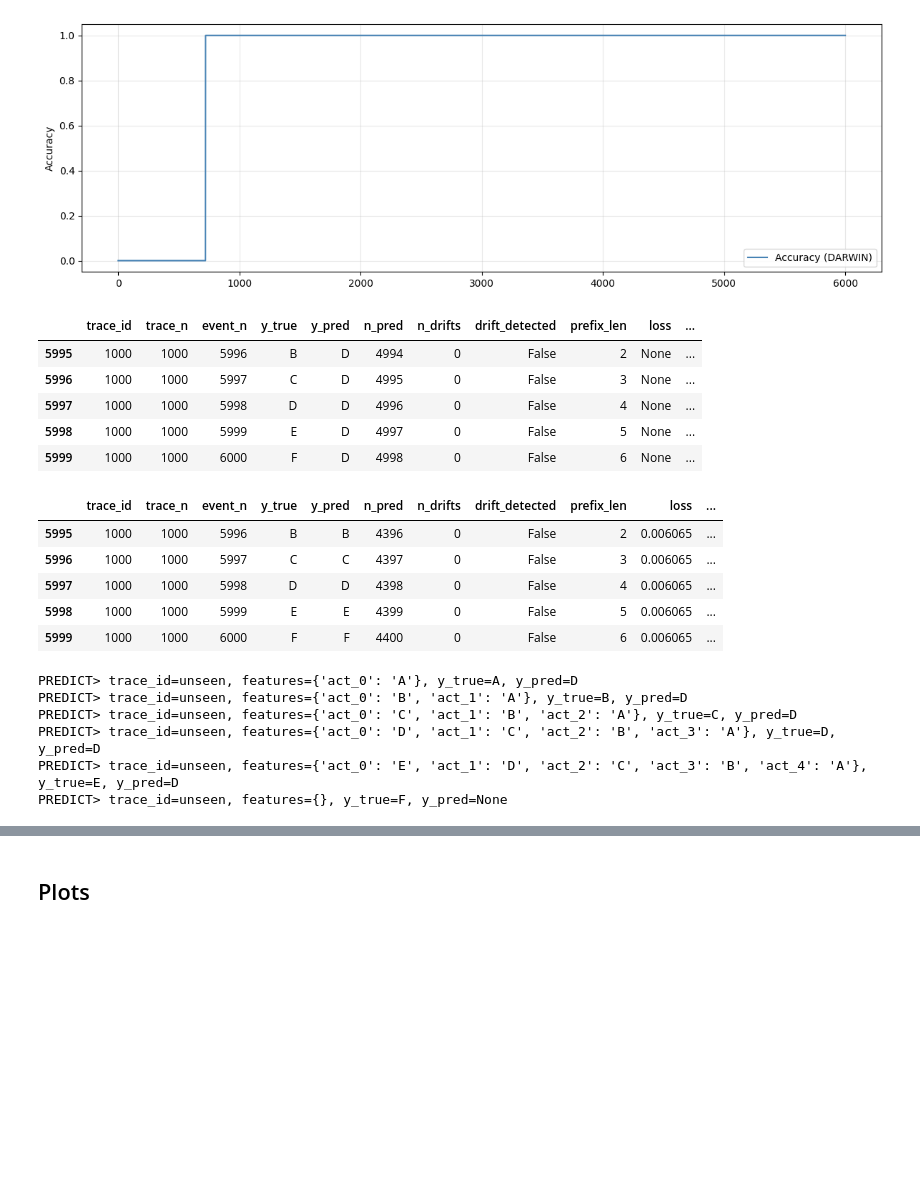
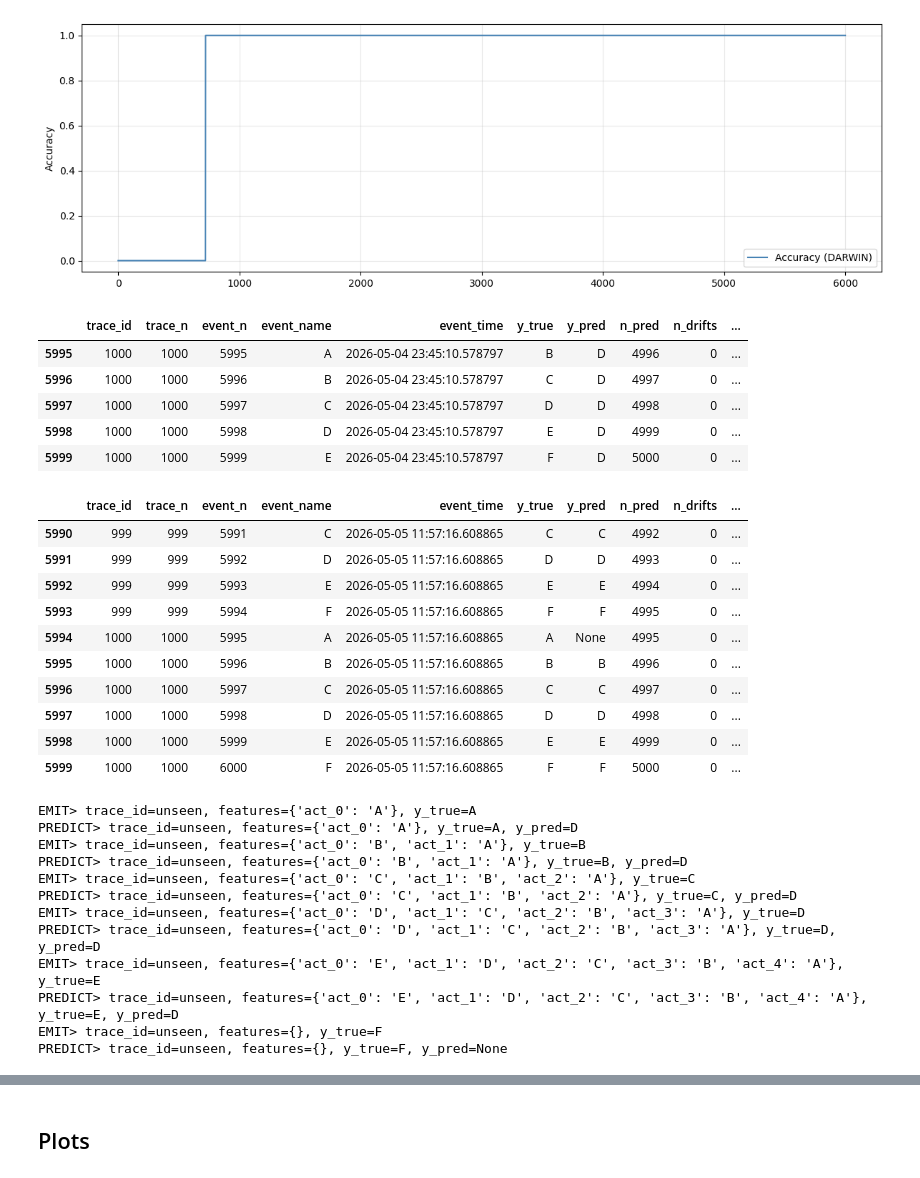
Before and after one commit to pavelihno/master-thesis, a Jupyter notebook: experiments/streaming/notebooks/synthetic_experiment.ipynb, the cells around one changed output, grey strips where cells are left out. Saved outputs shown, nothing was run; the diff lists cells and outputs as text; code cells hidden in the pictures; blank space fills up the shorter version.

```diff
--- a/experiments/streaming/notebooks/synthetic_experiment.ipynb
+++ b/experiments/streaming/notebooks/synthetic_experiment.ipynb
@@ -55,7 +56,7 @@ class TestPipeline(TaskPipeline):
         super().__init__(
             model=model,
             transformer=transformer,
-            end_events=end_events,
+            terminator=EventNameTerminator(end_events),
             pipeline_mode=PipelineMode.PREDICT_AND_LEARN,
             source_mode=SourceMode.BEVENTS,
             max_events=max_events,
@@ -63,7 +64,7 @@ class TestPipeline(TaskPipeline):
         self.predict_only = predict_only
 
     def get_emitter(self):
-        return NextActivityEmitter(self.transformer, end_events=self.end_events)
+        return NextActivityEmitter(self.transformer, terminator=self.terminator)
 
     def get_predictor(self):
         return PredictorMap(self.model)
@@ -86,7 +87,7 @@ class TestPipeline(TaskPipeline):
 
         source.pipe(
             emitter,
-            # print_operator('EMIT> trace_id={0[0]}, features={0[1]}, y_true={0[2]}'),
+            print_operator('EMIT> trace_id={0[0]}, features={0[1]}, y_true={0[2]}'),
             predictor,
             print_operator(
                 'PREDICT> trace_id={0[0]}, features={0[1]}, y_true={0[2]}, y_pred={0[3]}'
@@ -167,33 +186,32 @@ darwin_model = DARWINClassifier(
     w2v_window=5,
     sequence_window=sequence_window,
     loss_fn=nn.CrossEntropyLoss(),
-    # optimizer_cls=lambda p: optim.NAdam(p, lr=0.1),
-    # sequence_model=LSTMModel(
+    optimizer_cls=lambda p: optim.NAdam(p, lr=0.1),
+    sequence_model=LSTMModel(
+        input_dim=embedding_dim + feature_size,
+        hidden_dim=32,
+        num_layers=1,
+        dropout=0.01,
+    ),
+    # optimizer_cls=lambda p: optim.Adam(p, lr=0.01),
+    # sequence_model=ProcessTransformerModel(
     #     input_dim=embedding_dim + feature_size,
-    #     hidden_dim=32,
+    #     head_dim=32,
+    #     num_heads=4,
     #     num_layers=1,
-    #     dropout=0.01,
+    #     dropout=0.1,
+    #     max_len=sequence_window,
+    #     pooling_dropout=0.1,
+    #     pooling_type='max'
     # ),
-    optimizer_cls=lambda p: optim.Adam(p, lr=0.01),
-    sequence_model=ProcessTransformerModel(
-        input_dim=embedding_dim + feature_size,
-        head_dim=32,
-        num_heads=4,
-        num_layers=1,
-        dropout=0.1,
-        max_len=sequence_window,
-        pooling_dropout=0.1,
-        pooling_type='max'
-    ),
     feature_size=feature_size,
     batch_size=32,
     dynamic_n_classes=True,
     n_classes=len(unique_events),
     max_n_classes=20,
     drift_detector=NoDrift(),
-    epochs=100,
+    epochs=30,
     init_size=int(num_events * 0.1),
-    end_events=end_events,
 )
 
 darwin_transformer = DARWINTransformer()
@@ -255,21 +291,26 @@ plt.tight_layout()
 # %%
 results_df.tail()
 # %% [output]
-|  | trace_id | trace_n | event_n | y_true | y_pred | n_pred | n_drifts | drift_detected | prefix_len | loss | ... |
-| 5995 | 1000 | 1000 | 5996 | B | D | 4994 | 0 | False | 2 | None | ... |
-| 5996 | 1000 | 1000 | 5997 | C | D | 4995 | 0 | False | 3 | None | ... |
-| 5997 | 1000 | 1000 | 5998 | D | D | 4996 | 0 | False | 4 | None | ... |
-| 5998 | 1000 | 1000 | 5999 | E | D | 4997 | 0 | False | 5 | None | ... |
-| 5999 | 1000 | 1000 | 6000 | F | D | 4998 | 0 | False | 6 | None | ... |
+|  | trace_id | trace_n | event_n | event_name | event_time | y_true | y_pred | n_pred | n_drifts | ... |
+| 5995 | 1000 | 1000 | 5995 | A | 2026-05-04 23:45:10.578797 | B | D | 4996 | 0 | ... |
+| 5996 | 1000 | 1000 | 5996 | B | 2026-05-04 23:45:10.578797 | C | D | 4997 | 0 | ... |
+| 5997 | 1000 | 1000 | 5997 | C | 2026-05-04 23:45:10.578797 | D | D | 4998 | 0 | ... |
+| 5998 | 1000 | 1000 | 5998 | D | 2026-05-04 23:45:10.578797 | E | D | 4999 | 0 | ... |
+| 5999 | 1000 | 1000 | 5999 | E | 2026-05-04 23:45:10.578797 | F | D | 5000 | 0 | ... |
 # %%
-darwin_results_df.tail()
+darwin_results_df.tail(10)
 # %% [output]
-|  | trace_id | trace_n | event_n | y_true | y_pred | n_pred | n_drifts | drift_detected | prefix_len | loss | ... |
-| 5995 | 1000 | 1000 | 5996 | B | B | 4396 | 0 | False | 2 | 0.006065 | ... |
-| 5996 | 1000 | 1000 | 5997 | C | C | 4397 | 0 | False | 3 | 0.006065 | ... |
-| 5997 | 1000 | 1000 | 5998 | D | D | 4398 | 0 | False | 4 | 0.006065 | ... |
-| 5998 | 1000 | 1000 | 5999 | E | E | 4399 | 0 | False | 5 | 0.006065 | ... |
-| 5999 | 1000 | 1000 | 6000 | F | F | 4400 | 0 | False | 6 | 0.006065 | ... |
+|  | trace_id | trace_n | event_n | event_name | event_time | y_true | y_pred | n_pred | n_drifts | ... |
+| 5990 | 999 | 999 | 5991 | C | 2026-05-05 11:57:16.608865 | C | C | 4992 | 0 | ... |
+| 5991 | 999 | 999 | 5992 | D | 2026-05-05 11:57:16.608865 | D | D | 4993 | 0 | ... |
+| 5992 | 999 | 999 | 5993 | E | 2026-05-05 11:57:16.608865 | E | E | 4994 | 0 | ... |
+| 5993 | 999 | 999 | 5994 | F | 2026-05-05 11:57:16.608865 | F | F | 4995 | 0 | ... |
+| 5994 | 1000 | 1000 | 5995 | A | 2026-05-05 11:57:16.608865 | A | None | 4995 | 0 | ... |
+| 5995 | 1000 | 1000 | 5996 | B | 2026-05-05 11:57:16.608865 | B | B | 4996 | 0 | ... |
+| 5996 | 1000 | 1000 | 5997 | C | 2026-05-05 11:57:16.608865 | C | C | 4997 | 0 | ... |
+| 5997 | 1000 | 1000 | 5998 | D | 2026-05-05 11:57:16.608865 | D | D | 4998 | 0 | ... |
+| 5998 | 1000 | 1000 | 5999 | E | 2026-05-05 11:57:16.608865 | E | E | 4999 | 0 | ... |
+| 5999 | 1000 | 1000 | 6000 | F | 2026-05-05 11:57:16.608865 | F | F | 5000 | 0 | ... |
 # %%
 predict_bevents = [BEvent(event, 'unseen', 'Test process') for event in 'ABCDEF']
 
@@ -281,11 +322,17 @@ predict_pipeline = TestPipeline(
 )
 predict_results_df, _ = predict_pipeline.run(predict_bevents)
 # %% [output]
+EMIT> trace_id=unseen, features={'act_0': 'A'}, y_true=A
 PREDICT> trace_id=unseen, features={'act_0': 'A'}, y_true=A, y_pred=D
+EMIT> trace_id=unseen, features={'act_0': 'B', 'act_1': 'A'}, y_true=B
 PREDICT> trace_id=unseen, features={'act_0': 'B', 'act_1': 'A'}, y_true=B, y_pred=D
+EMIT> trace_id=unseen, features={'act_0': 'C', 'act_1': 'B', 'act_2': 'A'}, y_true=C
 PREDICT> trace_id=unseen, features={'act_0': 'C', 'act_1': 'B', 'act_2': 'A'}, y_true=C, y_pred=D
+EMIT> trace_id=unseen, features={'act_0': 'D', 'act_1': 'C', 'act_2': 'B', 'act_3': 'A'}, y_true=D
 PREDICT> trace_id=unseen, features={'act_0': 'D', 'act_1': 'C', 'act_2': 'B', 'act_3': 'A'}, y_true=D, y_pred=D
+EMIT> trace_id=unseen, features={'act_0': 'E', 'act_1': 'D', 'act_2': 'C', 'act_3': 'B', 'act_4': 'A'}, y_true=E
 PREDICT> trace_id=unseen, features={'act_0': 'E', 'act_1': 'D', 'act_2': 'C', 'act_3': 'B', 'act_4': 'A'}, y_true=E, y_pred=D
+EMIT> trace_id=unseen, features={}, y_true=F
 PREDICT> trace_id=unseen, features={}, y_true=F, y_pred=None
 # %%
 darwin_predict_pipeline = TestPipeline(
```
Also changed, not shown: parts of 19 cells of this notebook, 1 other file.
